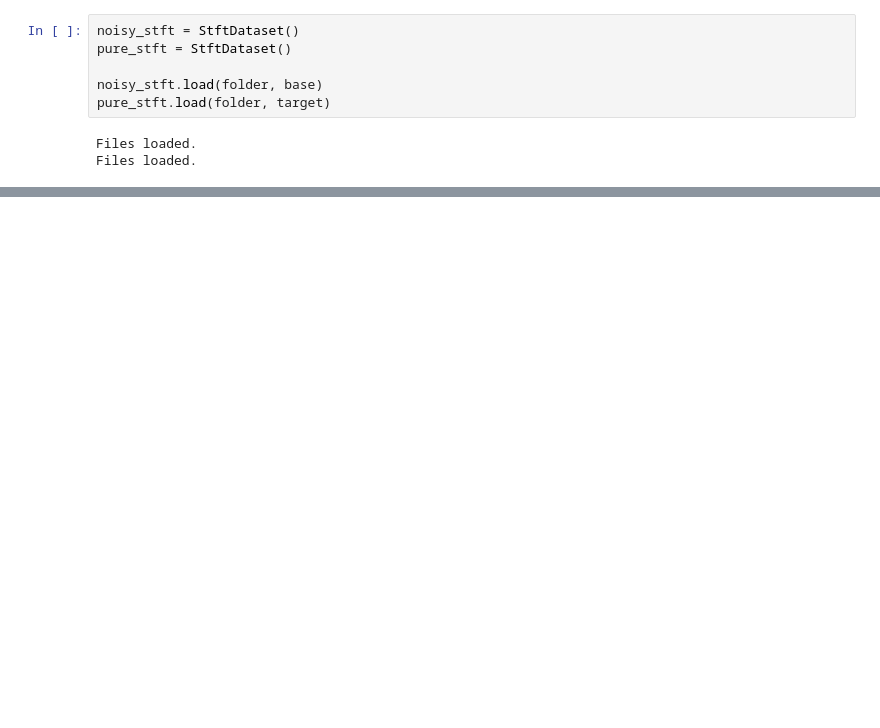
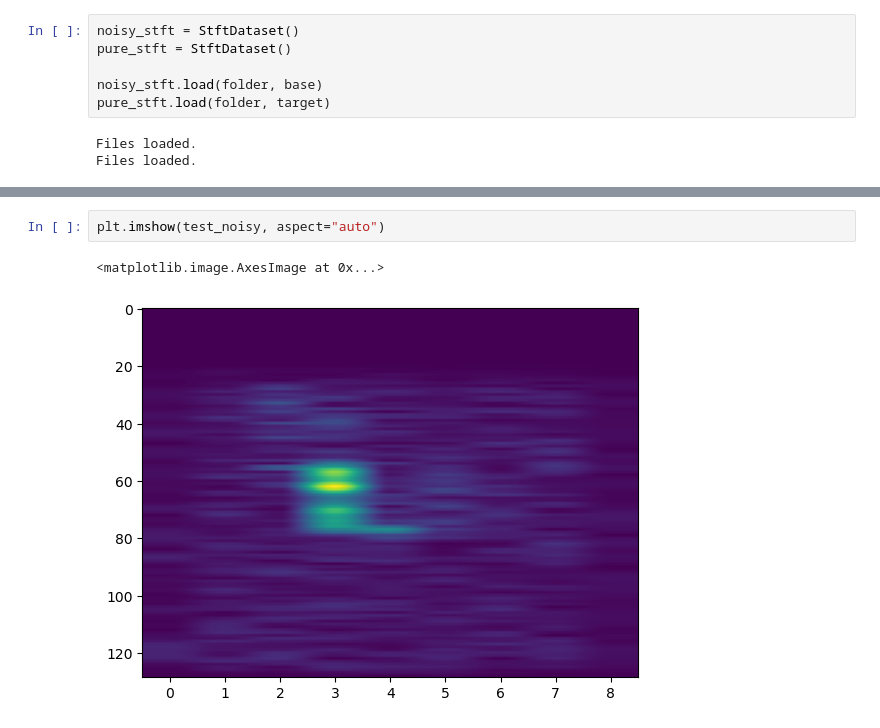
Before and after one commit to alexmundt/waveform-stft-denoise, a Jupyter notebook: Processing - STFT Creation.ipynb, the cells around one changed output, grey strips where cells are left out. Drawn from its saved outputs; the diff is of its cells as text; blank space fills up the shorter version.

```diff
--- a/Processing - STFT Creation.ipynb
+++ b/Processing - STFT Creation.ipynb
@@ -200,0 +241,5 @@ Files loaded.
+# %%
+plt.imshow(test_noisy, aspect="auto")
+# %% [output]
+<matplotlib.image.AxesImage at 0x...>
+[figure, added]
```
Also changed, not shown: parts of 10 cells of this notebook.
